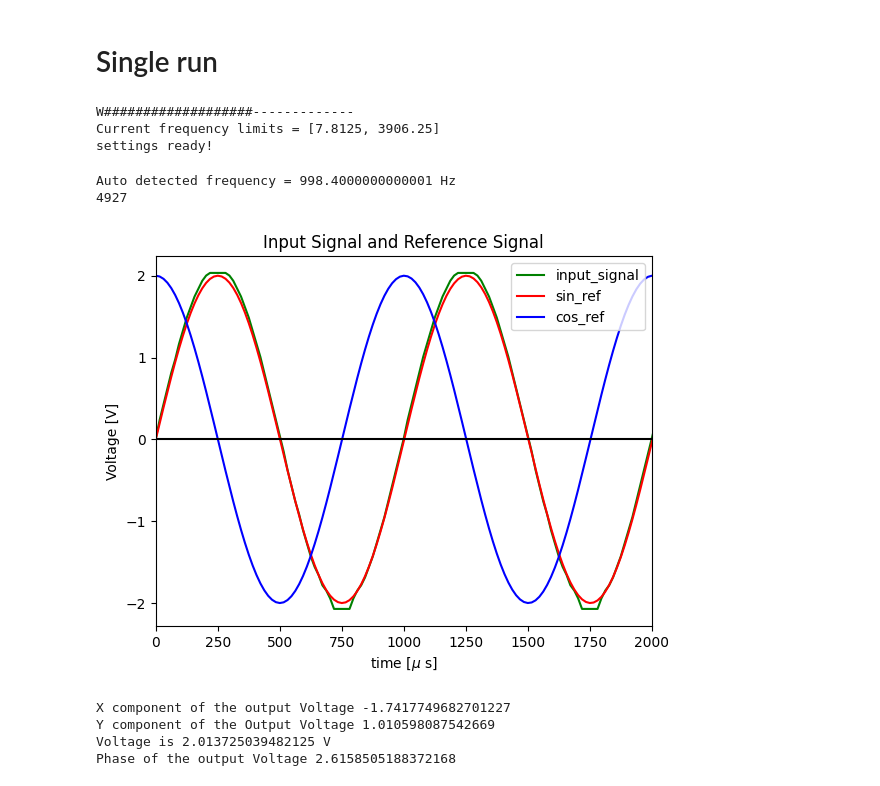
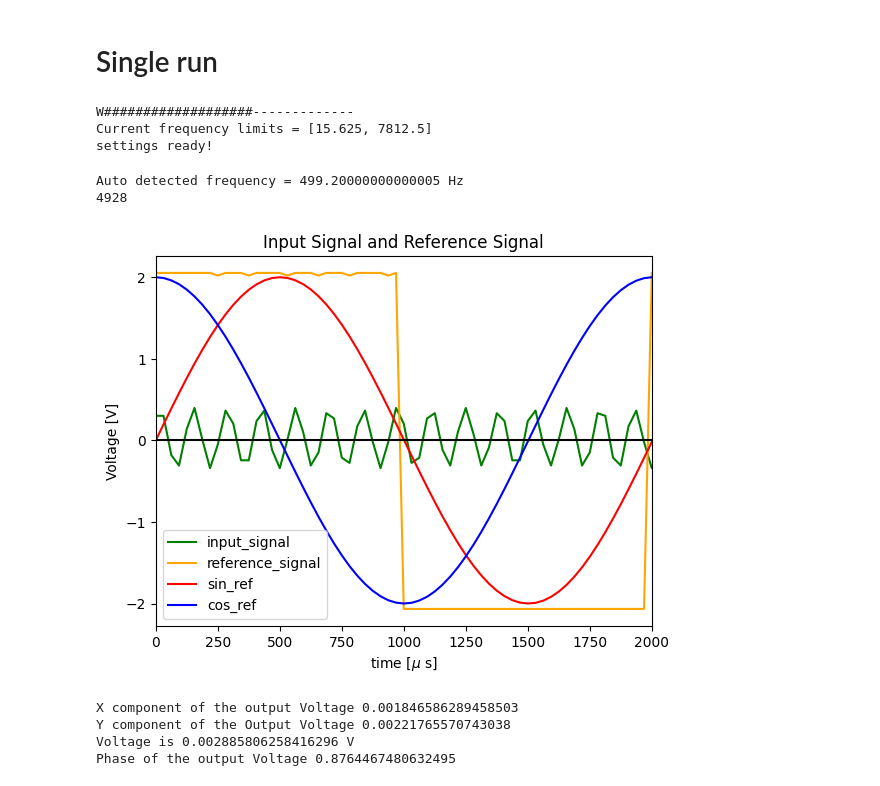
Before and after one commit to AdhilshaA/Lockin_expeyes, a Jupyter notebook: codes/main_codes/main_process_fngenerator.ipynb, the cells around one changed output. Saved outputs shown, nothing was run; the diff lists cells and outputs as text; code cells hidden in the pictures.

```diff
--- a/codes/main_process_fngenerator.ipynb
+++ b/codes/main_codes/main_process_fngenerator.ipynb
@@ -264,7 +264,7 @@ def warmup_expeyes(t_gap):
 # function generator settings
 
 # function generator settings
-f = 1000 #Hz
+f = 500 #Hz
 amp = 2 #V
 
 # expeyes17 settings
@@ -297,7 +297,7 @@ warmup_flag = 0
 print("settings ready!")
 # %% [output]
 W###################-------------
-Current frequency limits = [7.8125, 3906.25]
+Current frequency limits = [15.625, 7812.5]
 settings ready!
 # %%
 if warmup and warmup_flag == 0:
@@ -415,6 +415,7 @@ for i in range(curr_N_sample):
 print(len(V_sin_ref))
 
 plt.plot(t_ref,triggered_v,color='green',label='input_signal')
+plt.plot(t_ref,triggered_vv,color='orange',label='reference_signal')
 plt.plot(t_ref,V_sin_ref,color='red',label='sin_ref')
 plt.plot(t_ref,V_cos_ref,color='blue',label='cos_ref')
 plt.xlabel(r'time [$\mu $ s]')
@@ -447,37 +448,37 @@ sine_fft=fft(v_pm_sin)
 cos_fft=fft(v_pm_cos)
 
 xf = fftshift(freq)
 yplot = (1/curr_N_sample) * fftshift(sine_fft)
 
 
 # plt.plot(xf,(yplot),color='red',label='sin')
 # plt.xlabel(r'Frequency [Hz]')
 # plt.ylabel('FFT(Voltage [V])')
 # plt.title('FFT of voltage in frequency domain without filtering (0)')
 # plt.xlim(-10000,10000)
 # plt.legend()
 # plt.show()
 
 yplot = (1/curr_N_sample) * fftshift(cos_fft)
 
 
 # plt.plot(xf,(yplot),color='blue',label='cos')
 # plt.xlabel(r'Frequency [Hz]')
 # plt.ylabel('FFT(Voltage [V])')
 # plt.title('FFT of voltage in frequency domain without filtering (90)')
 # plt.xlim(-10000,10000)
 # plt.legend()
 # plt.show()
 
 print("X component of the output Voltage",sine_fft[0].real/len(sine_fft))
 print("Y component of the Output Voltage",cos_fft[0].real/len(cos_fft))
 print("Voltage is",np.sqrt((sine_fft[0].real/len(sine_fft))**2+(cos_fft[0].real/len(cos_fft))**2),"V")
 print("Phase of the output Voltage",np.arctan2((cos_fft[0].real/len(cos_fft)),(sine_fft[0].real/len(sine_fft))))
 # %% [output]
-Auto detected frequency = 998.4000000000001 Hz
-4927
+Auto detected frequency = 499.20000000000005 Hz
+4928
-[figure, old version]
+[figure, new version]
-X component of the output Voltage -1.7417749682701227
-Y component of the Output Voltage 1.010598087542669
-Voltage is 2.013725039482125 V
-Phase of the output Voltage 2.6158505188372168
+X component of the output Voltage 0.001846586289458503
+Y component of the Output Voltage 0.00221765570743038
+Voltage is 0.002885806258416296 V
+Phase of the output Voltage 0.8764467480632495
```
Also changed, not shown: 2 other files.
